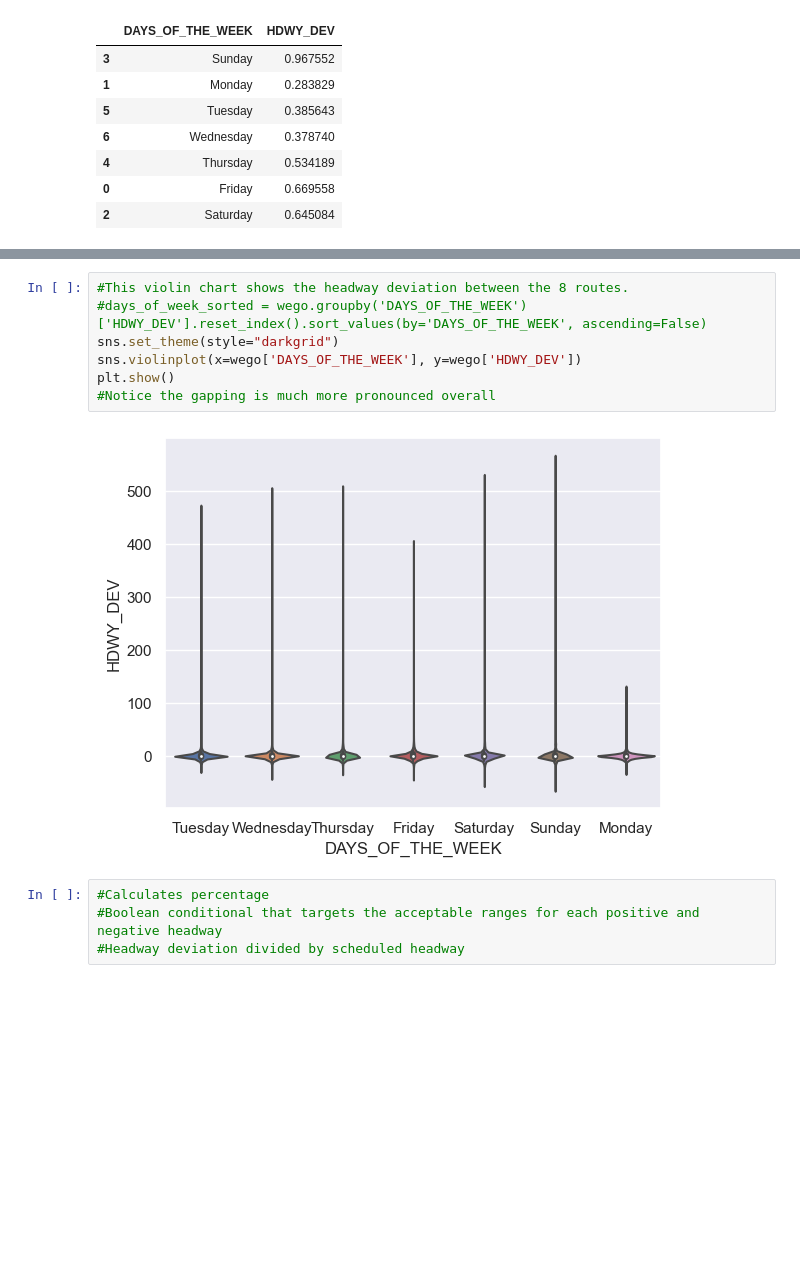
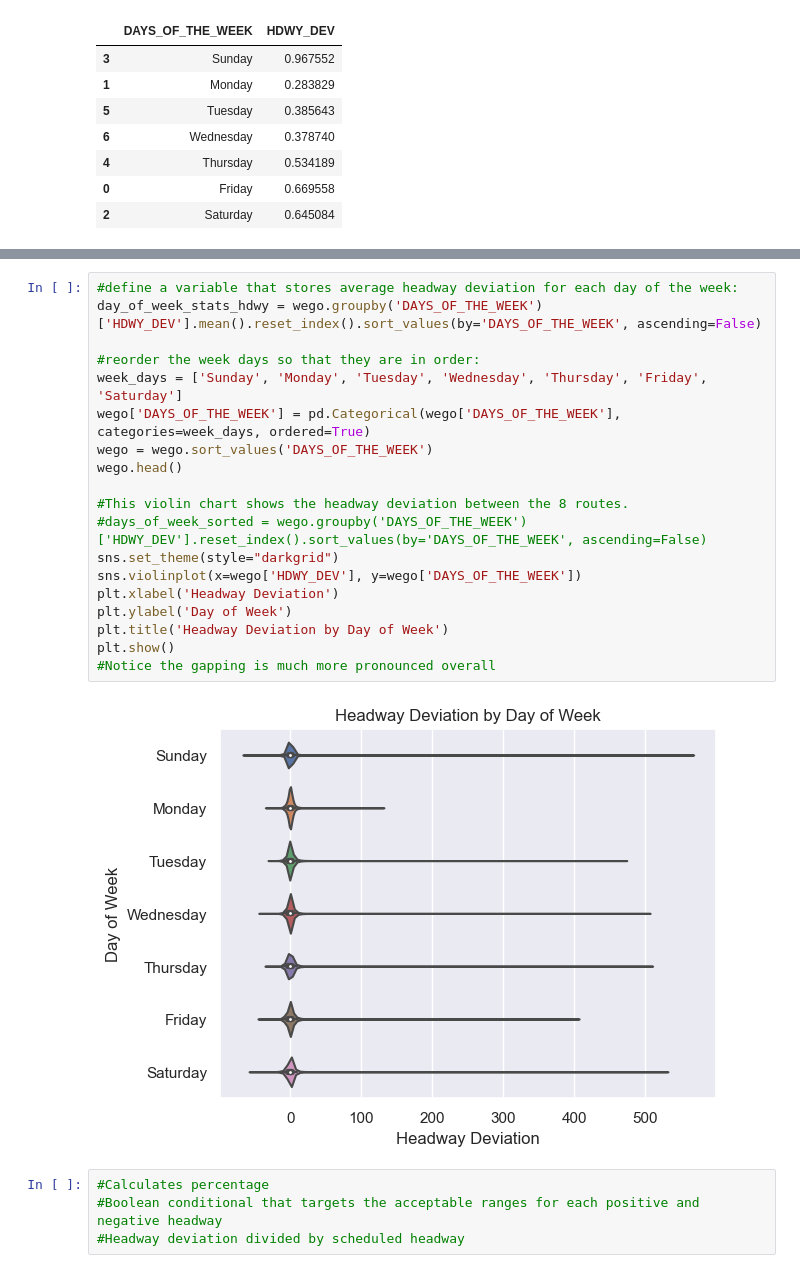
Before and after one commit to NSS-Data-Analytics-Cohort-11/wego-new-california-republic, a Jupyter notebook: notebooks/WeGo Data Introduction.ipynb, the cells around one changed output, grey strips where cells are left out. Cells and saved outputs as stored; diff of their text form; blank space fills up the shorter version.

```diff
--- a/notebooks/WeGo Data Introduction.ipynb
+++ b/notebooks/WeGo Data Introduction.ipynb
@@ -787,12 +856,24 @@ day_of_week_stats_hdwy.head(7)
 # %%
+#define a variable that stores average headway deviation for each day of the week:
+day_of_week_stats_hdwy = wego.groupby('DAYS_OF_THE_WEEK')['HDWY_DEV'].mean().reset_index().sort_values(by='DAYS_OF_THE_WEEK', ascending=False)
+
+#reorder the week days so that they are in order:
+week_days = ['Sunday', 'Monday', 'Tuesday', 'Wednesday', 'Thursday', 'Friday', 'Saturday']
+wego['DAYS_OF_THE_WEEK'] = pd.Categorical(wego['DAYS_OF_THE_WEEK'], categories=week_days, ordered=True)
+wego = wego.sort_values('DAYS_OF_THE_WEEK')
+wego.head()
+
 #This violin chart shows the headway deviation between the 8 routes.
 #days_of_week_sorted = wego.groupby('DAYS_OF_THE_WEEK')['HDWY_DEV'].reset_index().sort_values(by='DAYS_OF_THE_WEEK', ascending=False)
 sns.set_theme(style="darkgrid")
-sns.violinplot(x=wego['DAYS_OF_THE_WEEK'], y=wego['HDWY_DEV'])
+sns.violinplot(x=wego['HDWY_DEV'], y=wego['DAYS_OF_THE_WEEK'])
+plt.xlabel('Headway Deviation')
+plt.ylabel('Day of Week')
+plt.title('Headway Deviation by Day of Week')
 plt.show()
 #Notice the gapping is much more pronounced overall
 # %% [output]
-[figure, old version]
+[figure, new version]
 # %%
 #Calculates percentage
 #Boolean conditional that targets the acceptable ranges for each positive and negative headway
```
Also changed, not shown: parts of 35 cells of this notebook.
